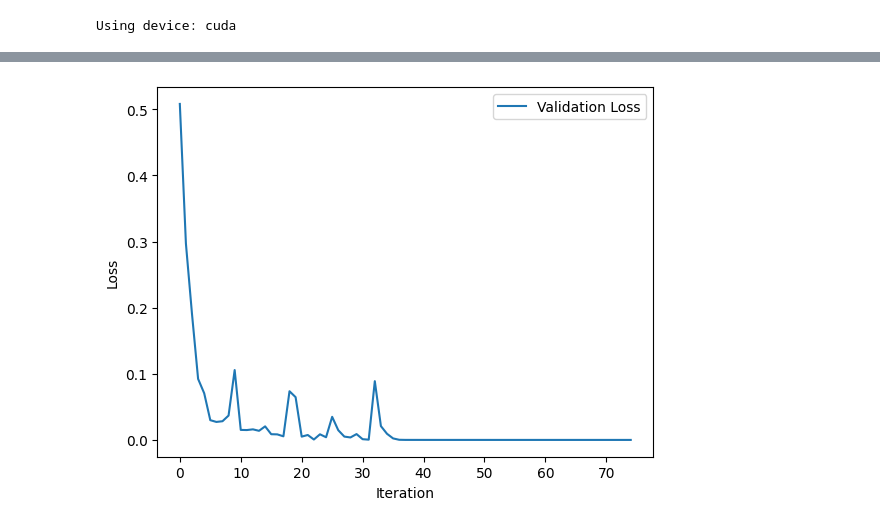
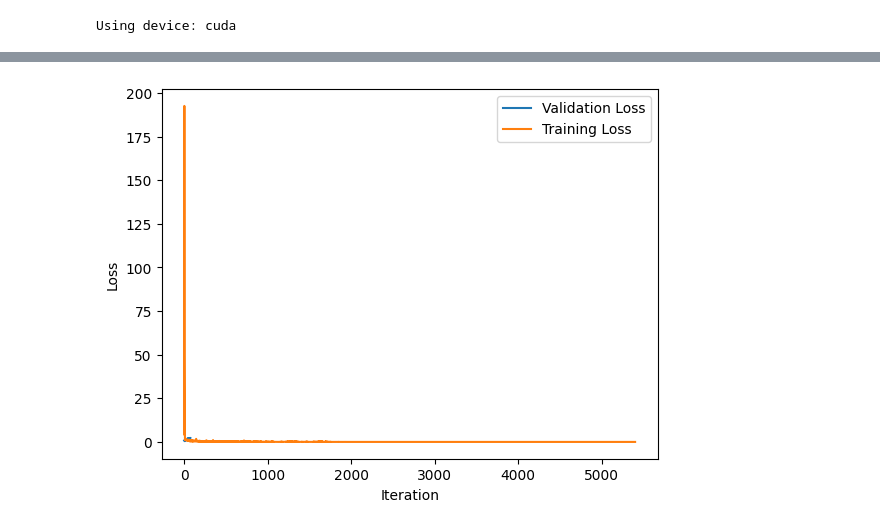
Before and after one commit to IsacPasianotto/federatedlearning, a Jupyter notebook: network.ipynb, the cells around one changed output, grey strips where cells are left out. Saved outputs shown, nothing was run; the diff lists cells and outputs as text; code cells hidden in the pictures.

```diff
--- a/network.ipynb
+++ b/network.ipynb
@@ -28,6 +61,6 @@ class Dataset(torch.utils.data.Dataset):
 # %%
 # load the data
-data = torch.load('data/brain_cancer_dataset.pt')
+data = torch.load('data/leukemia/leukemia_dataset.pt')
 # %%
 device = torch.device('cuda' if torch.cuda.is_available() else 'cpu')
 print(f"Using device: {device}")
@@ -167,8 +236,14 @@ def train(model, train_data, val_data, epochs=10, lr=0.001):
 
     return train_losses, val_losses
 # %%
-train_loader = DataLoader(data, batch_size=64, shuffle=True)
-val_loader = DataLoader(data, batch_size=64, shuffle=False)
+#  set the seed before the split
+torch.manual_seed(42)
+data_train, data_val, data_test = data.train_val_test_split()
+
+# Create the DataLoaders
+train_loader = DataLoader(data_train, batch_size=32, shuffle=True)
+val_loader = DataLoader(data_val, batch_size=32, shuffle=False)
+test_loader = DataLoader(data_test, batch_size=data_test.__len__(), shuffle=False)
 # %%
 # Test with the NIST dataset
 
@@ -190,8 +265,8 @@ val_loader = DataLoader(data, batch_size=64, shuffle=False)
 # model = minst_classifier()
 # %%
 # Example instantiation and training
-model = BrainClassifier()
-
+# model = BrainClassifier()
+model = LeukemiaClassifier()
 tstart = time.time()
 
 train_losses, val_losses = train(model, train_loader, val_loader, epochs=75, lr=0.001)
@@ -215,14 +290,13 @@ Epoch 55, Validation Loss 3.5592478295868997e-06
 # %%
 # plot the losses
 plt.plot(val_losses, label='Validation Loss')
-# plt.plot(train_losses, label='Training Loss')
+plt.plot(train_losses, label='Training Loss')
 
 plt.xlabel('Iteration')
 plt.ylabel('Loss')
 plt.legend()
-# plt.xlim((0, 10))
 plt.show()
 # %% [output]
-[figure, old version]
+[figure, new version]
 # %%
 # Save the model weights
```
Also changed, not shown: parts of 13 cells of this notebook.
